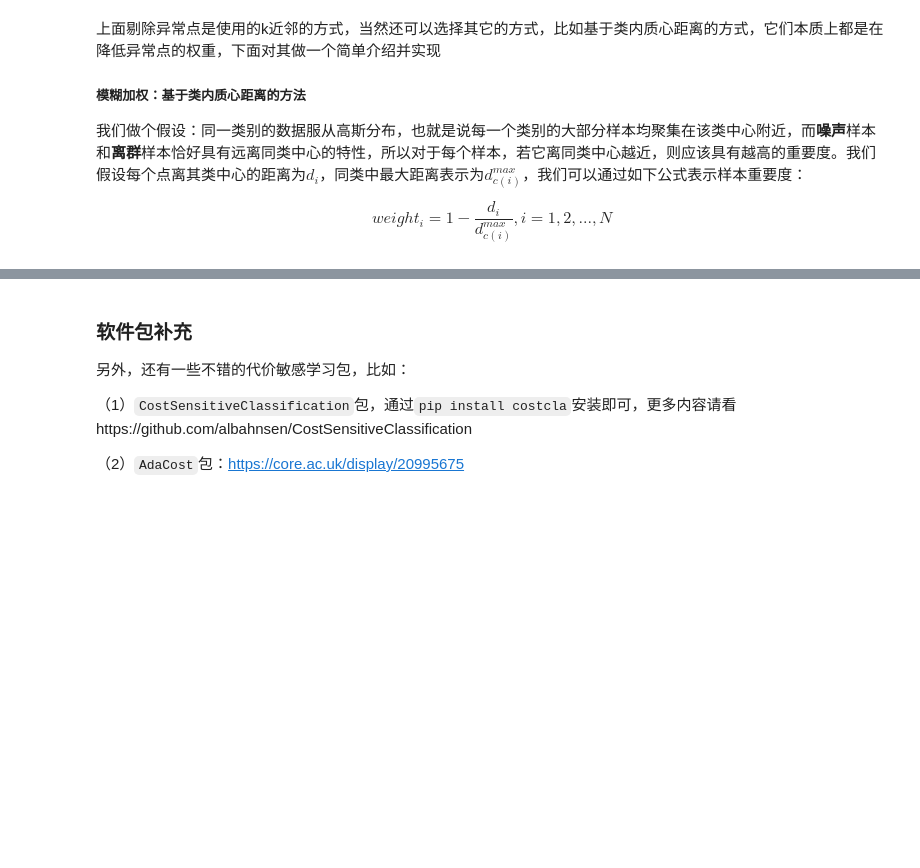
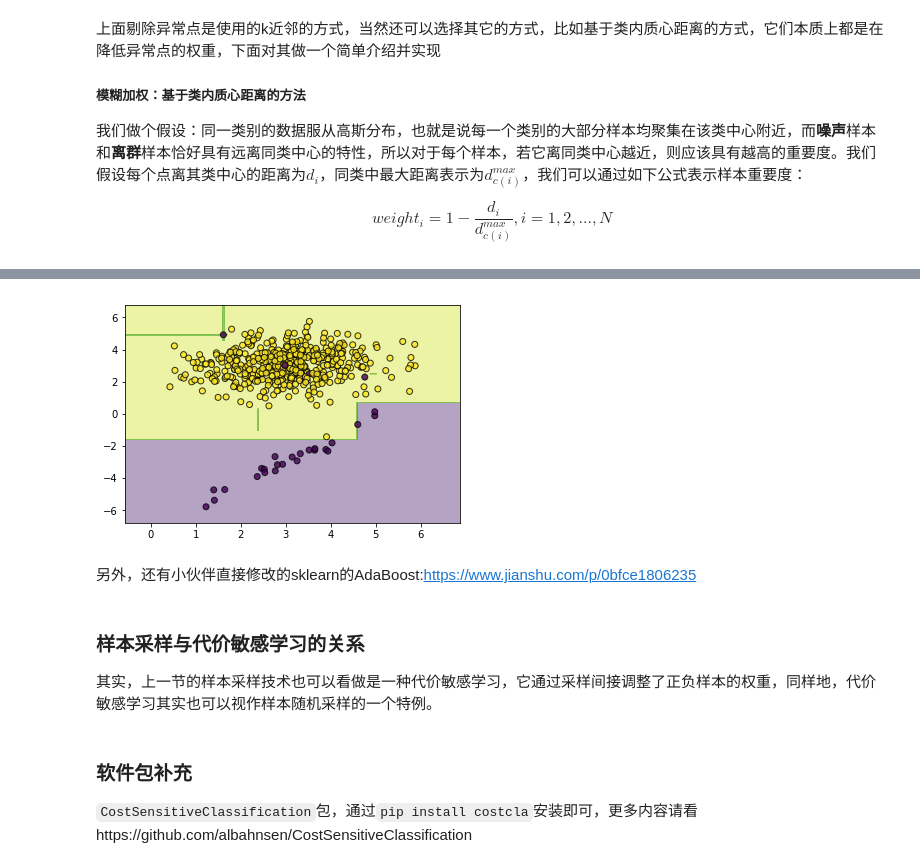
Before and after one commit to louchenwei/ML_Skills, a Jupyter notebook: 类别不平衡学习/4.代价敏感学习.ipynb, the cells around one changed output, grey strips where cells are left out. Saved outputs shown, nothing was run; the diff lists cells and outputs as text; code cells hidden in the pictures; blank space fills up the shorter version.

```diff
--- a/类别不平衡学习/4.代价敏感学习.ipynb
+++ b/类别不平衡学习/4.代价敏感学习.ipynb
@@ -176,7 +259,16 @@ plot_decision_function(X=X,y=y,clf=svc_with_l2_importance,plt=plt)
+# %%
+#adacost的效果
+ada_cost_with_weights=AdaCost(base_estimator=DecisionTreeClassifier(max_depth=5))
+ada_cost_with_weights.fit(X,y,outer_sample_weights=weights)
+plot_decision_function(X=X,y=y,clf=ada_cost_with_weights,plt=plt)
+# %% [output]
+[figure, added]
+# %% [markdown]
+另外，还有小伙伴直接修改的sklearn的AdaBoost:https://www.jianshu.com/p/0bfce1806235
+# %% [markdown]
+### 样本采样与代价敏感学习的关系
+
+其实，上一节的样本采样技术也可以看做是一种代价敏感学习，它通过采样间接调整了正负样本的权重，同样地，代价敏感学习其实也可以视作样本随机采样的一个特例。
 # %% [markdown]
 ### 软件包补充
-另外，还有一些不错的代价敏感学习包，比如：
-
-（1）`CostSensitiveClassification`包，通过`pip install costcla`安装即可，更多内容请看https://github.com/albahnsen/CostSensitiveClassification
-
-（2）`AdaCost`包：https://core.ac.uk/display/20995675
+`CostSensitiveClassification`包，通过`pip install costcla`安装即可，更多内容请看https://github.com/albahnsen/CostSensitiveClassification
```
Also changed, not shown: parts of 9 cells of this notebook, 1 other file.
